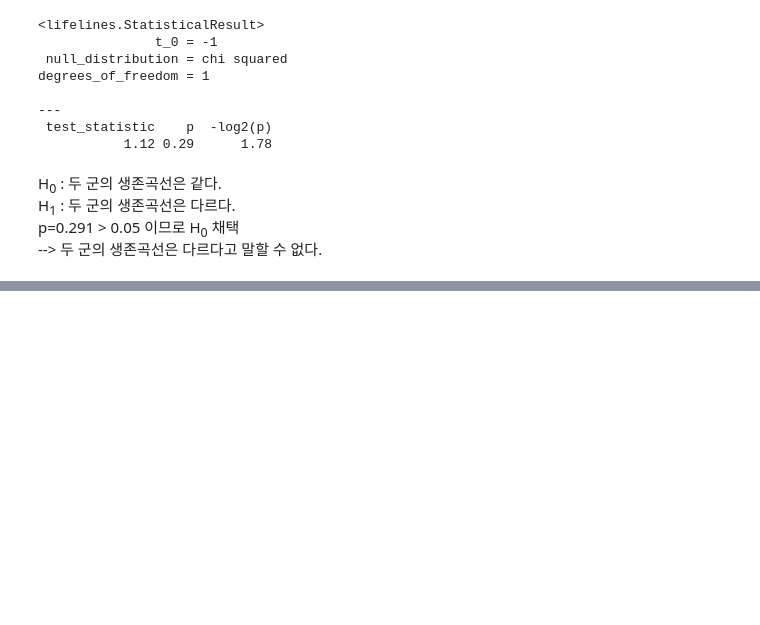
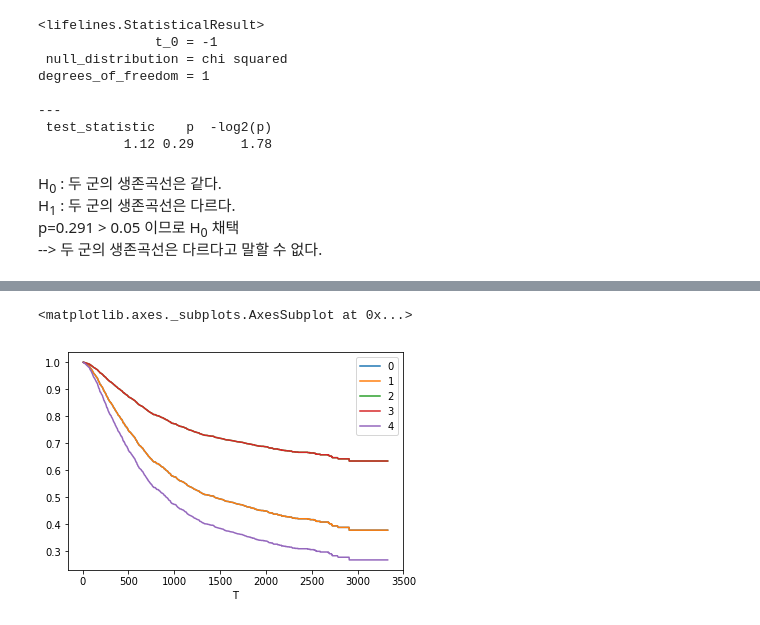
Before and after one commit to scalefreeus/peanuts, a Jupyter notebook: notebooks/statistics/survival.ipynb, the cells around one changed output, grey strips where cells are left out. Saved outputs shown, nothing was run; the diff lists cells and outputs as text; code cells hidden in the pictures; blank space fills up the shorter version.

```diff
--- a/notebooks/statistics/survival.ipynb
+++ b/notebooks/statistics/survival.ipynb
@@ -101,0 +151,5 @@ p=0.291 > 0.05 이므로 H<sub>0</sub> 채택
+# %%
+cph.predict_survival_function(df[:5]).plot()
+# %% [output]
+<matplotlib.axes._subplots.AxesSubplot at 0x...>
+[figure, added]
```
Also changed, not shown: parts of 14 cells of this notebook, 9 other files.
